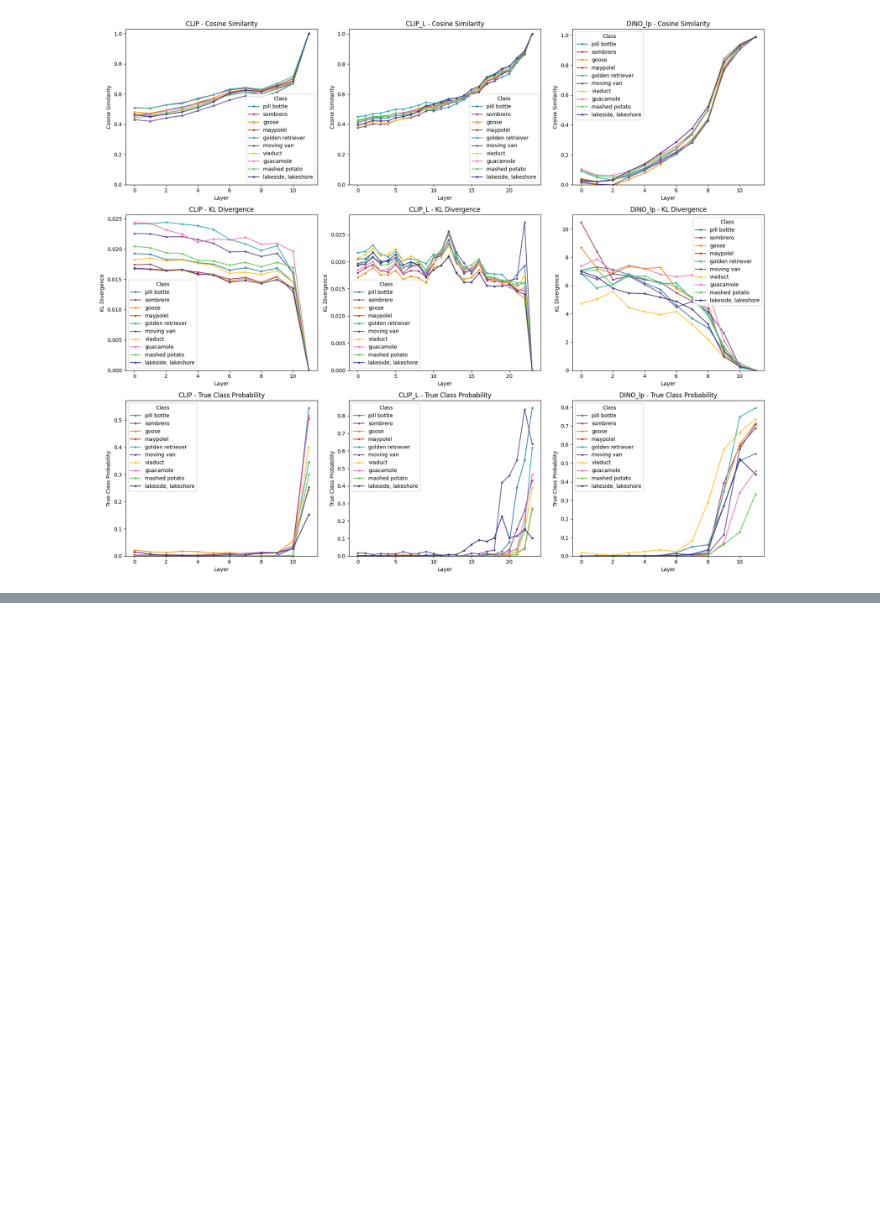
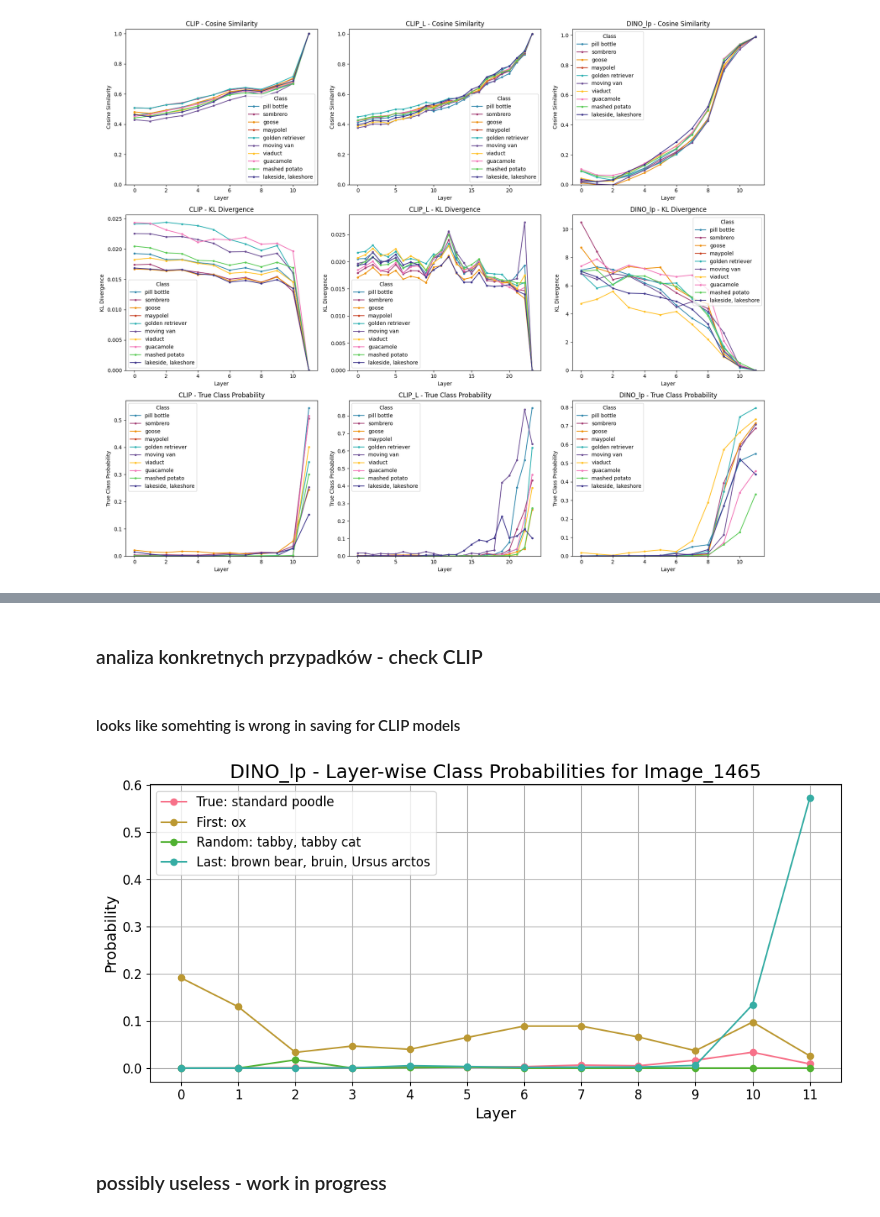
Before and after one commit to kaminskaz/wb-projekt, a Jupyter notebook: notebooks/results_analysis.ipynb, the cells around one changed output, grey strips where cells are left out. Saved outputs shown, nothing was run; the diff lists cells and outputs as text; code cells hidden in the pictures; blank space fills up the shorter version.

```diff
--- a/notebooks/results_analysis.ipynb
+++ b/notebooks/results_analysis.ipynb
@@ -526,0 +709,2 @@ DINO_lp          12      0.3378            0.9894                  9
+# %% [markdown]
+### analiza konkretnych przypadków - check CLIP
@@ -526,0 +765,8 @@ DINO_lp          12      0.3378            0.9894                  9
+# %% [markdown]
+#### looks like somehting is wrong in saving for CLIP models
+# %%
+plot_probabilities_for_image('Image_1465', 'logit_lens_results/DINO_lp')
+# %% [output]
+[figure, added]
+# %% [markdown]
+### possibly useless - work in progress
```
Also changed, not shown: parts of 27 cells of this notebook, 3 other files.
